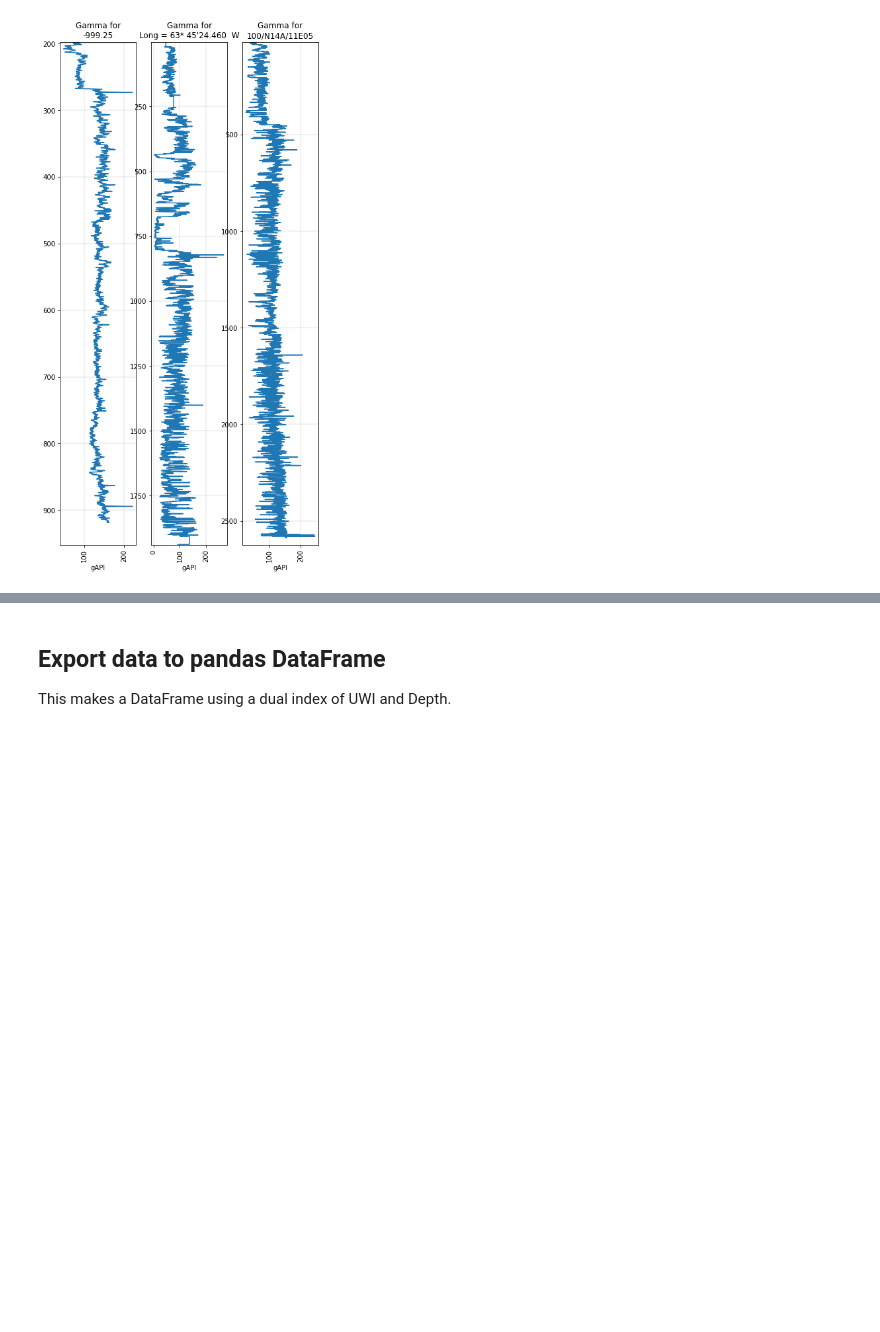
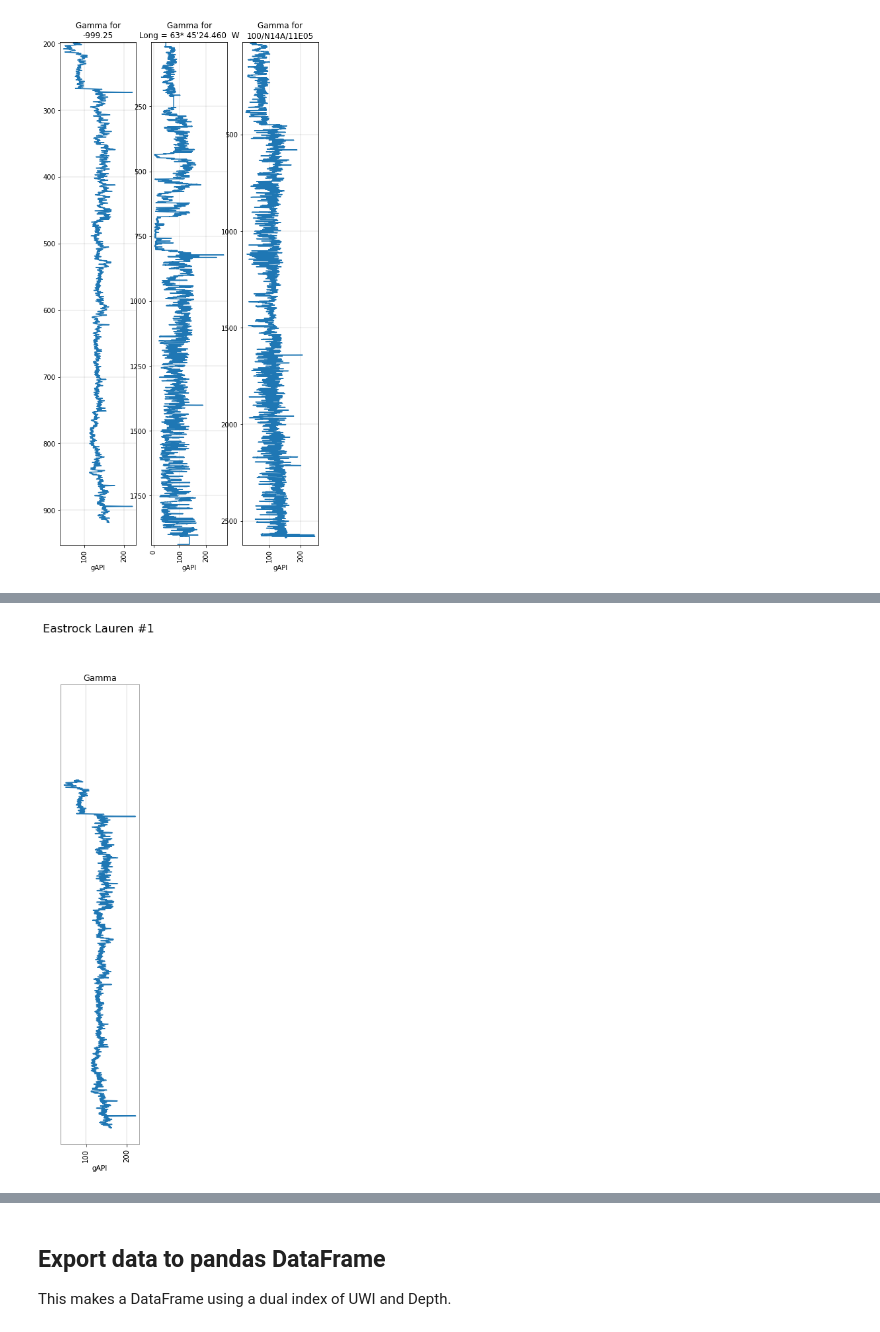
Before and after one commit to agilescientific/welly, a Jupyter notebook: tutorial/04_Project.ipynb, the cells around one changed output, grey strips where cells are left out. Saved outputs shown, nothing was run; the diff lists cells and outputs as text; code cells hidden in the pictures; blank space fills up the shorter version.

Commit message:
quick patch for alias issue

```diff
--- a/tutorial/04_Project.ipynb
+++ b/tutorial/04_Project.ipynb
@@ -63,0 +70,4 @@ plt.show()
+# %%
+p[0].plot(tracks=['Gamma'], alias=alias)
+# %% [output]
+[figure, added]
```
Also changed, not shown: parts of 3 cells of this notebook, 2 other files.
